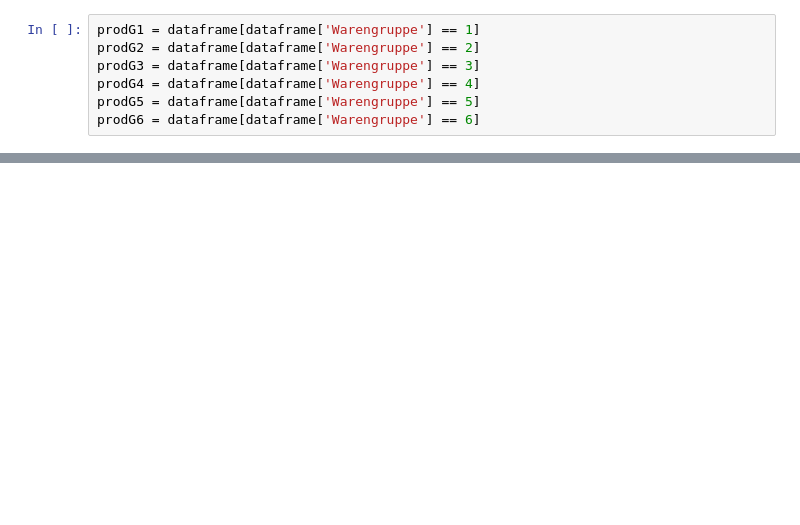
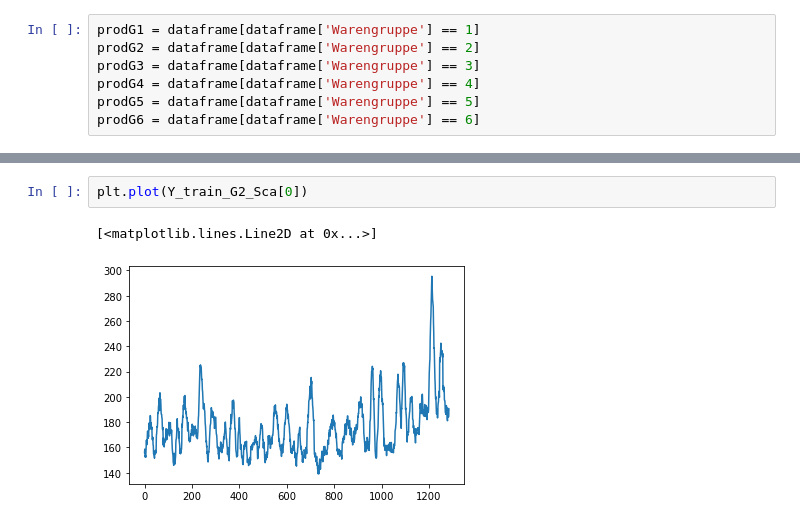
Before and after one commit to ShahwarZia/OpenCampusProject, a Jupyter notebook: Project.ipynb, the cells around one changed output, grey strips where cells are left out. Cells and saved outputs as stored; diff of their text form; blank space fills up the shorter version.

```diff
--- a/Project.ipynb
+++ b/Project.ipynb
@@ -79,0 +274,5 @@ plt.tight_layout();
+# %%
+plt.plot(Y_train_G2_Sca[0])
+# %% [output]
+[<matplotlib.lines.Line2D at 0x...>]
+[figure, added]
```
Also changed, not shown: parts of 32 cells of this notebook, 1 other file.
